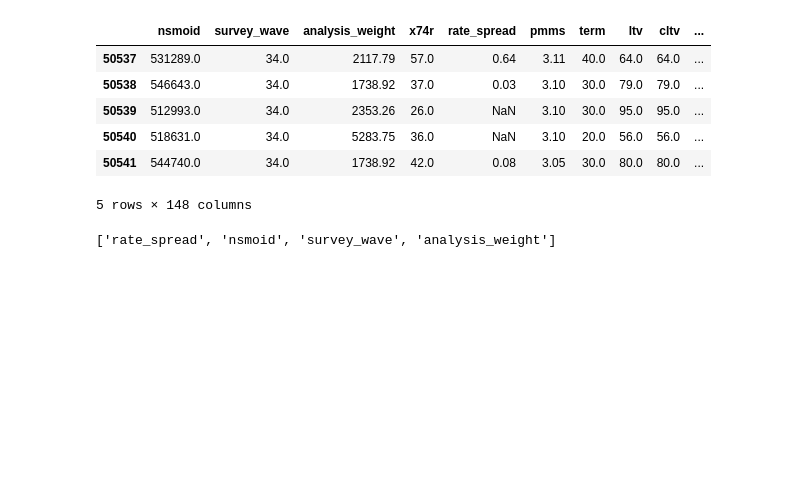
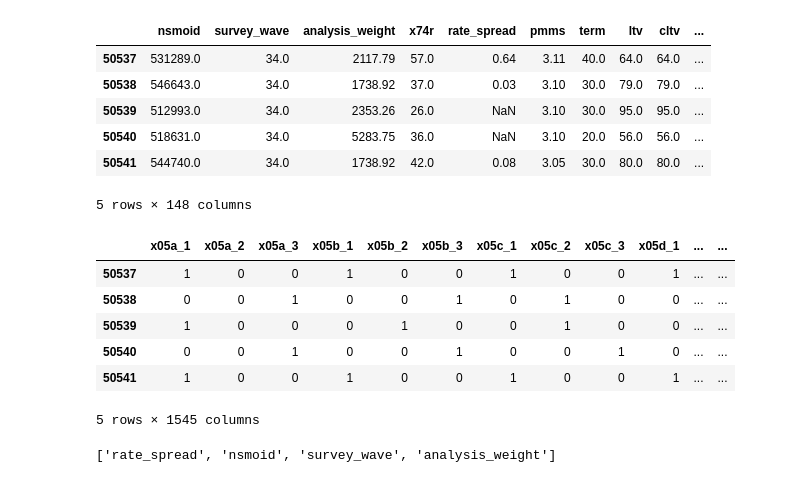
Before and after one commit to Papazian/MADS_Milestone_II, a Jupyter notebook: exploratory_data_analysis.ipynb, the cells around one changed output. Cells and saved outputs as stored; diff of their text form; code cells hidden in the pictures; blank space fills up the shorter version.

```diff
--- a/exploratory_data_analysis.ipynb
+++ b/exploratory_data_analysis.ipynb
@@ -137,3 +137,15 @@ new_categorical_variables = []
 for col in processed_df.columns:
     if col not in numeric_variables:
         new_categorical_variables.append(col)
+# %%
+# Check out a few obs for just the new categorical variable
+
+processed_df[new_categorical_variables].tail()
+# %% [output]
+|  | x05a_1 | x05a_2 | x05a_3 | x05b_1 | x05b_2 | x05b_3 | x05c_1 | x05c_2 | x05c_3 | x05d_1 | ... | ... |
+| 50537 | 1 | 0 | 0 | 1 | 0 | 0 | 1 | 0 | 0 | 1 | ... | ... |
+| 50538 | 0 | 0 | 1 | 0 | 0 | 1 | 0 | 1 | 0 | 0 | ... | ... |
+| 50539 | 1 | 0 | 0 | 0 | 1 | 0 | 0 | 1 | 0 | 0 | ... | ... |
+| 50540 | 0 | 0 | 1 | 0 | 0 | 1 | 0 | 0 | 1 | 0 | ... | ... |
+| 50541 | 1 | 0 | 0 | 1 | 0 | 0 | 1 | 0 | 0 | 1 | ... | ... |
+5 rows × 1545 columns
```
Also changed, not shown: parts of 4 cells of this notebook.
